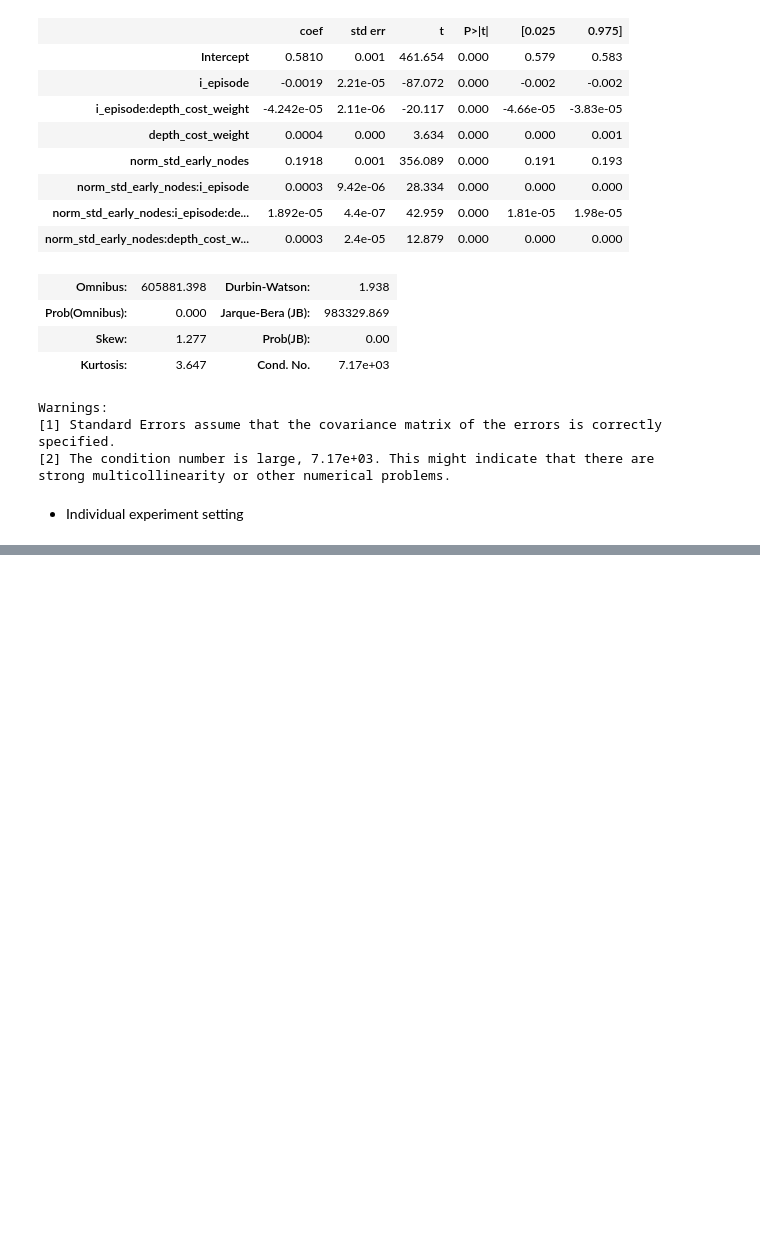
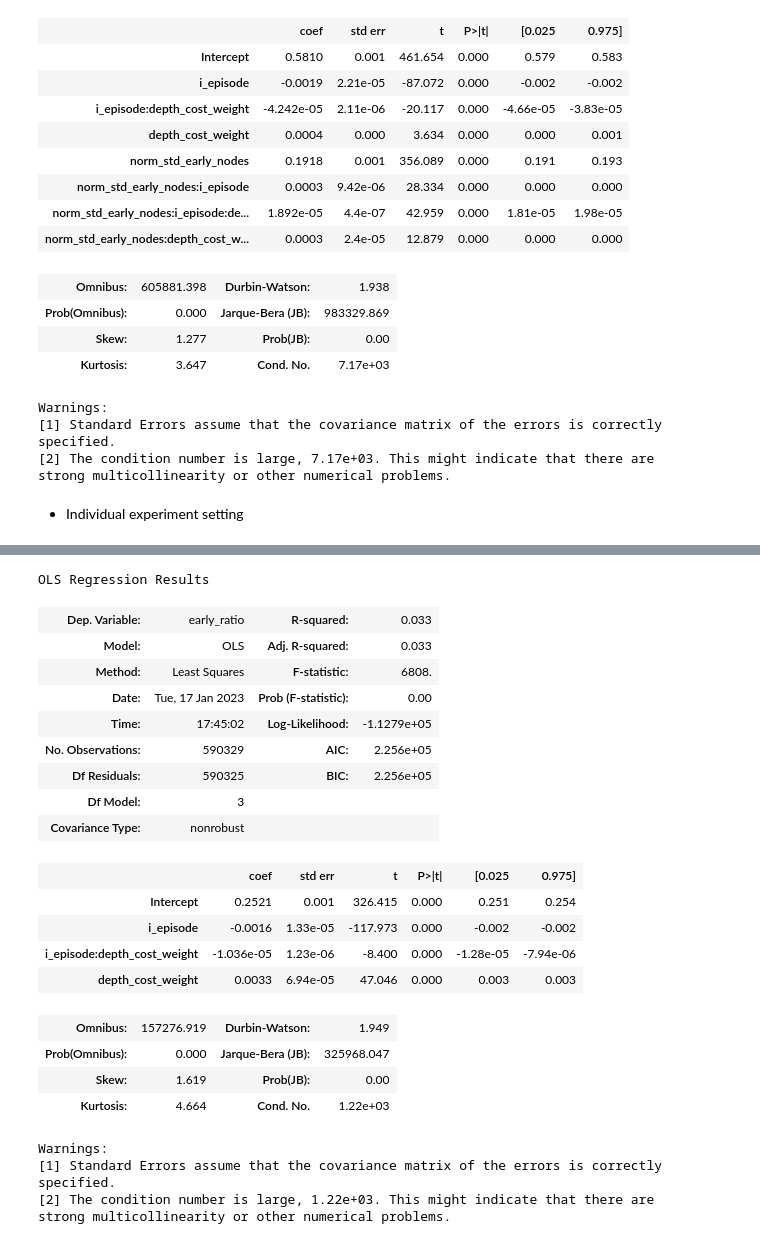
Before and after one commit to RationalityEnhancementGroup/planning-depth-differences, a Jupyter notebook: analysis/methods/learning/Simulated_regressions.ipynb, the cells around one changed output, grey strips where cells are left out. Drawn from its saved outputs; the diff is of its cells as text; code cells hidden in the pictures; blank space fills up the shorter version.

```diff
--- a/analysis/methods/learning/Simulated_regressions.ipynb
+++ b/analysis/methods/learning/Simulated_regressions.ipynb
@@ -391,0 +474,31 @@ strong multicollinearity or other numerical problems.
+# %%
+# 2.high_increasing
+high_increasing_grouped_data = grouped_data.loc[grouped_data['sim_experiment_setting'] == 'high_increasing']
+res = smf.ols(formula=formula_present_bias, data=high_increasing_grouped_data).fit(
+                    missing="drop"
+                )
+res.summary()
+# %% [output]
+OLS Regression Results
+| Dep. Variable: | early_ratio | R-squared: | 0.033 |
+| Model: | OLS | Adj. R-squared: | 0.033 |
+| Method: | Least Squares | F-statistic: | 6808. |
+| Date: | Tue, 17 Jan 2023 | Prob (F-statistic): | 0.00 |
+| Time: | 17:45:02 | Log-Likelihood: | -1.1279e+05 |
+| No. Observations: | 590329 | AIC: | 2.256e+05 |
+| Df Residuals: | 590325 | BIC: | 2.256e+05 |
+| Df Model: | 3 |  |  |
+| Covariance Type: | nonrobust |  |  |
+|  | coef | std err | t | P>|t| | [0.025 | 0.975] |
+| Intercept | 0.2521 | 0.001 | 326.415 | 0.000 | 0.251 | 0.254 |
+| i_episode | -0.0016 | 1.33e-05 | -117.973 | 0.000 | -0.002 | -0.002 |
+| i_episode:depth_cost_weight | -1.036e-05 | 1.23e-06 | -8.400 | 0.000 | -1.28e-05 | -7.94e-06 |
+| depth_cost_weight | 0.0033 | 6.94e-05 | 47.046 | 0.000 | 0.003 | 0.003 |
+| Omnibus: | 157276.919 | Durbin-Watson: | 1.949 |
+| Prob(Omnibus): | 0.000 | Jarque-Bera (JB): | 325968.047 |
+| Skew: | 1.619 | Prob(JB): | 0.00 |
+| Kurtosis: | 4.664 | Cond. No. | 1.22e+03 |
+Warnings:
+[1] Standard Errors assume that the covariance matrix of the errors is correctly specified.
+[2] The condition number is large, 1.22e+03. This might indicate that there are
+strong multicollinearity or other numerical problems.
```
Also changed, not shown: parts of 18 cells of this notebook.
